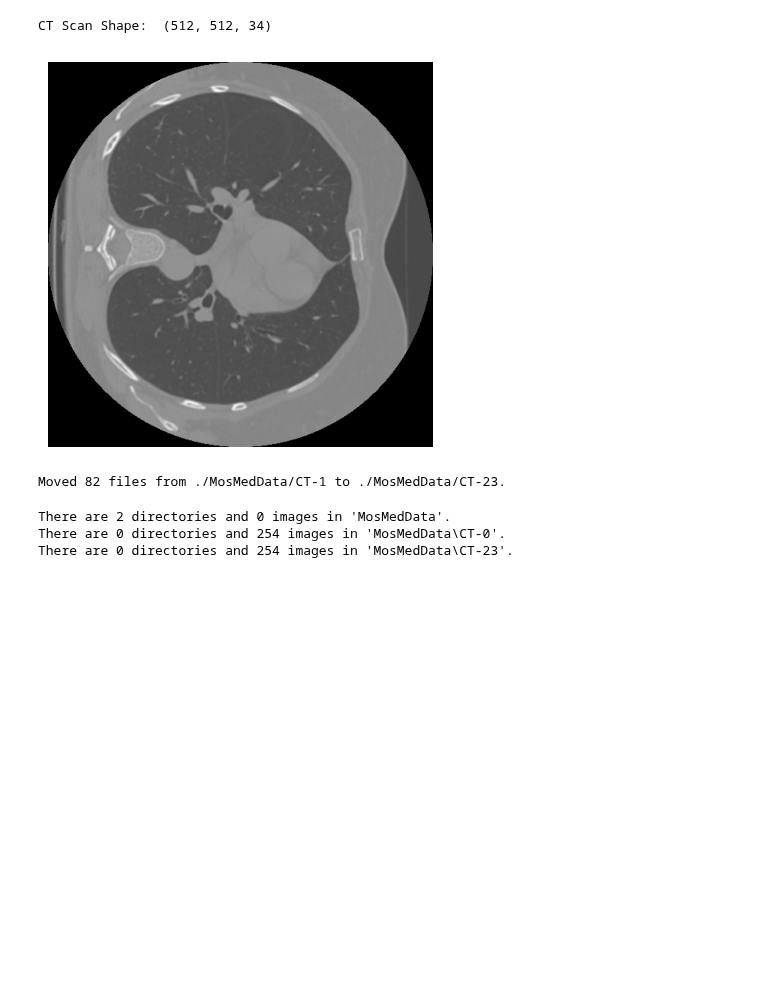
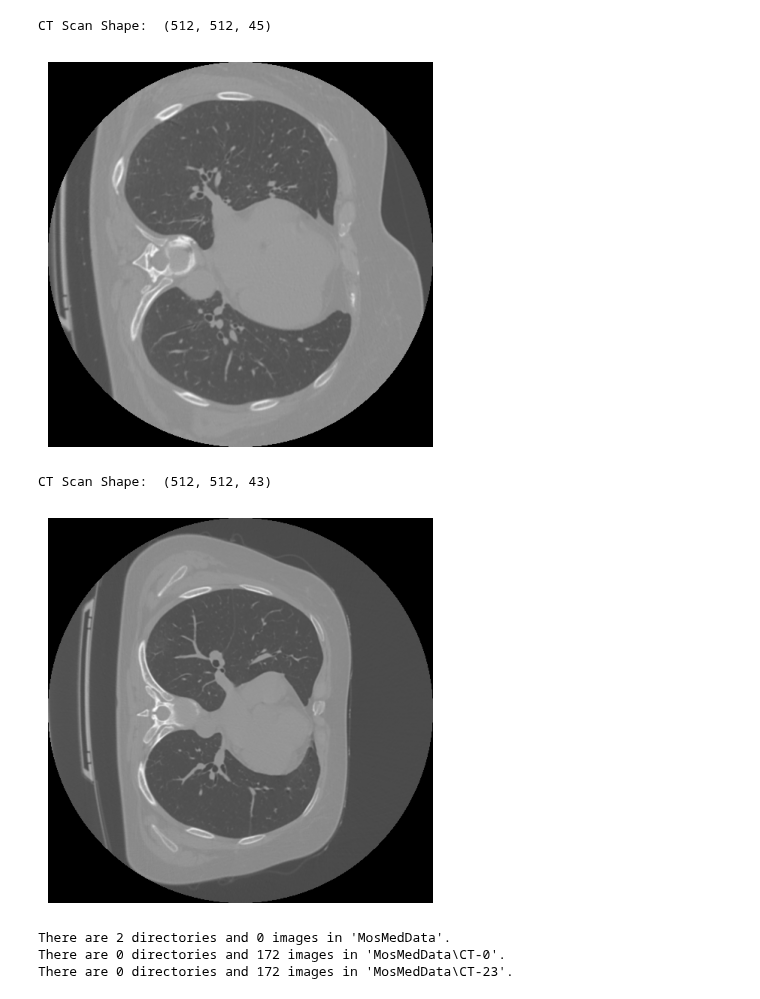
Before and after one commit to MaximNadd/Research, a Jupyter notebook: Experiment_1/data_preprocessing.ipynb, the cells around one changed output. Drawn from its saved outputs; the diff is of its cells as text; code cells hidden in the pictures; blank space fills up the shorter version.

```diff
--- a/Experiment_1/data_preprocessing.ipynb
+++ b/Experiment_1/data_preprocessing.ipynb
@@ -50,61 +50,36 @@ There are 0 directories and 254 images in 'MosMedData\CT-23'.
 # %%
 def plot_ct_scans_from_directory(study_dir):
 
         img = nib.load(study_dir)
         volume = img.get_fdata()
 
         print("CT Scan Shape: ", np.array(volume).shape)
 
         # Plot the whole volume (using a max intensity projection)
         fig, axes = plt.subplots(1, 1, figsize=(5, 5))
         axes.imshow(volume[:, :, volume.shape[2] // 2], cmap="gray")  # Middle slice of the volume
         axes.axis('off')  # No axis for better visual
         plt.show()
 
-study_directory = "./MosMedData/CT-0/study_0080.nii"
+study_directory = "./MosMedData/CT-0/study_0150.nii"
+study_directory_2 = "./MosMedData/CT-23/study_0975.nii"
 
 plot_ct_scans_from_directory(study_directory)
+plot_ct_scans_from_directory(study_directory_2)
 # %% [output]
-CT Scan Shape:  (512, 512, 34)
+CT Scan Shape:  (512, 512, 45)
-[figure, old version]
+[figure, new version]
+CT Scan Shape:  (512, 512, 43)
+[figure, added]
-# %%
-def move_random_files(src_dir, dest_dir, num_files=82):
-    """
-    Moves a specified number of random files from src_dir to dest_dir.
-
-    :param src_dir: Source directory containing files
-    :param dest_dir: Destination directory to move files to
-    :param num_files: Number of files to move (default is 82)
-    """
-    if not os.path.exists(src_dir):
-        raise ValueError("Source directory does not exist.")
-    if not os.path.exists(dest_dir):
-        os.makedirs(dest_dir)
-
-    files = [f for f in os.listdir(src_dir) if os.path.isfile(os.path.join(src_dir, f))]
-
-    if len(files) < num_files:
-        raise ValueError("Not enough files in source directory to move.")
-
-    files_to_move = random.sample(files, num_files)
-
-    for file in files_to_move:
-        shutil.move(os.path.join(src_dir, file), os.path.join(dest_dir, file))
-
-    print(f"Moved {len(files_to_move)} files from {src_dir} to {dest_dir}.")
-
-move_random_files("./MosMedData/CT-1", "./MosMedData/CT-23", num_files=82)
-# %% [output]
-Moved 82 files from ./MosMedData/CT-1 to ./MosMedData/CT-23.
 # %%
-shutil.rmtree("./MosMedData/CT-1")
+# shutil.rmtree("./MosMedData/CT-1")
 
 for dirpath, dirnames, filenames in os.walk("MosMedData"):
   print(f"There are {len(dirnames)} directories and {len(filenames)} images in '{dirpath}'.")
 # %% [output]
 There are 2 directories and 0 images in 'MosMedData'.
-There are 0 directories and 254 images in 'MosMedData\CT-0'.
-There are 0 directories and 254 images in 'MosMedData\CT-23'.
+There are 0 directories and 172 images in 'MosMedData\CT-0'.
+There are 0 directories and 172 images in 'MosMedData\CT-23'.
 # %%
 def normalize(volume):
     """Normalize the volume"""
```
Also changed, not shown: parts of 5 cells of this notebook.
